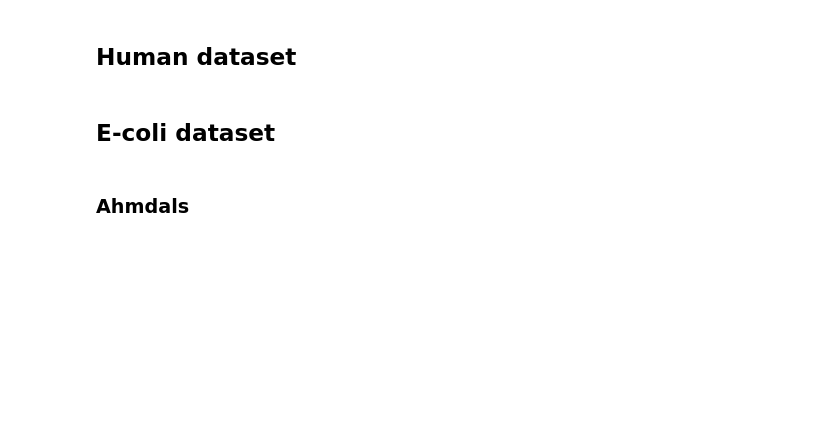
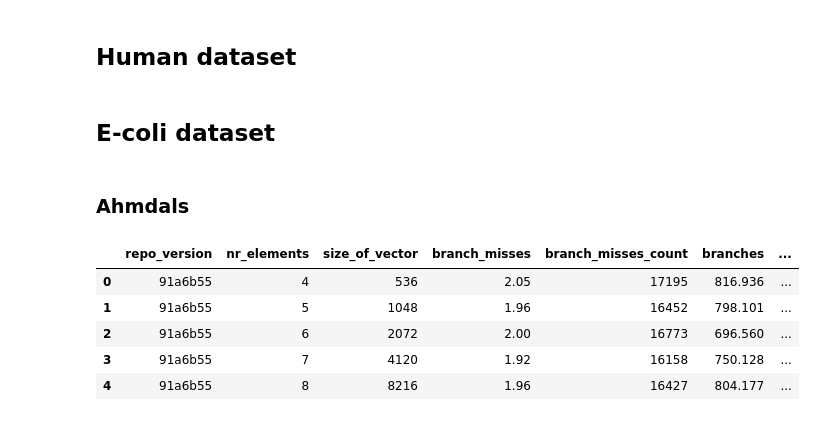
Before and after one commit to atjaoan/dvstar_thesis, a Jupyter notebook: vis.ipynb, the cells around one changed output. Saved outputs shown, nothing was run; the diff lists cells and outputs as text; code cells hidden in the pictures; blank space fills up the shorter version.

```diff
--- a/vis.ipynb
+++ b/vis.ipynb
@@ -580,3 +589,12 @@ fig.update_layout(
     height=600,)
 fig.show()
 fig.write_image("images/ecolit-parallel-to-ahmdals.pdf")
+# %%
+df.head()
+# %% [output]
+|  | repo_version | nr_elements | size_of_vector | branch_misses | branch_misses_count | branches | ... |
+| 0 | 91a6b55 | 4 | 536 | 2.05 | 17195 | 816.936 | ... |
+| 1 | 91a6b55 | 5 | 1048 | 1.96 | 16452 | 798.101 | ... |
+| 2 | 91a6b55 | 6 | 2072 | 2.00 | 16773 | 696.560 | ... |
+| 3 | 91a6b55 | 7 | 4120 | 1.92 | 16158 | 750.128 | ... |
+| 4 | 91a6b55 | 8 | 8216 | 1.96 | 16427 | 804.177 | ... |
```
Also changed, not shown: parts of 2 cells of this notebook, 1 other file.
